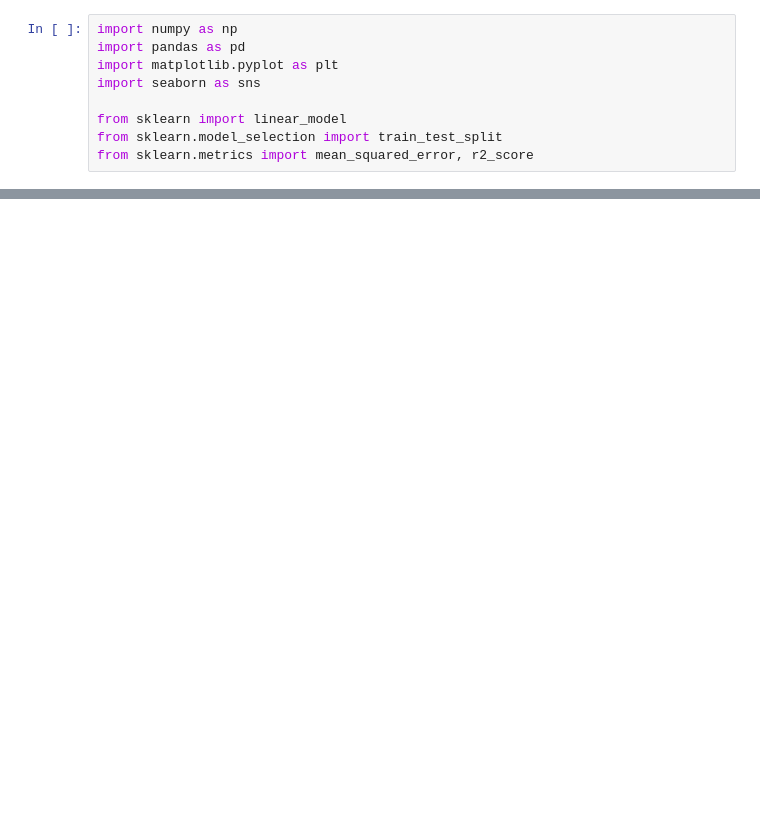
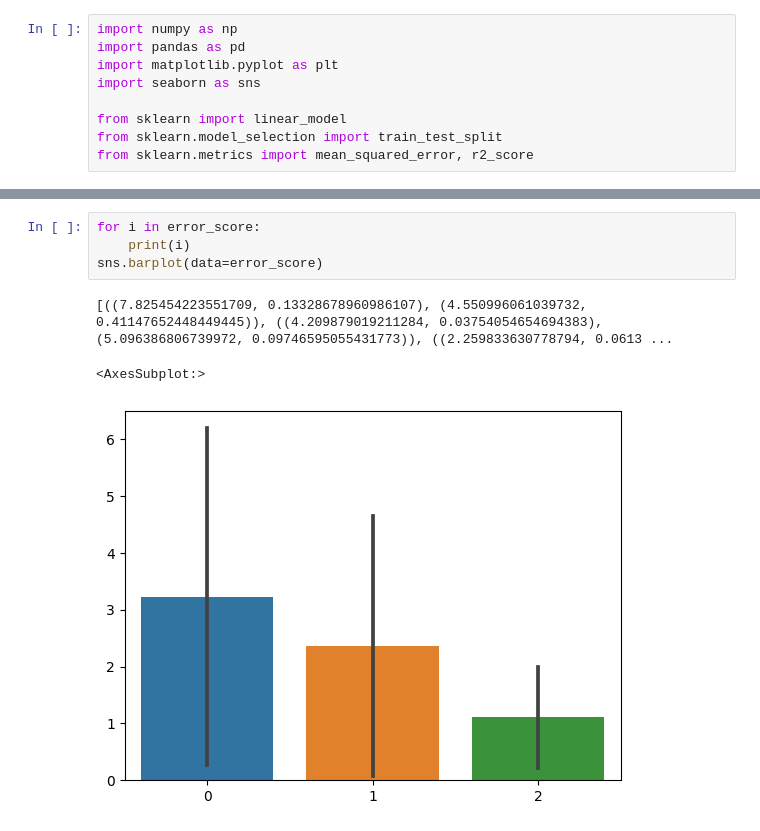
Before and after one commit to aeasy370/Twitter-Stock-Linear-Regression, a Jupyter notebook: change.ipynb, the cells around one changed output, grey strips where cells are left out. Cells and saved outputs as stored; diff of their text form; blank space fills up the shorter version.

```diff
--- a/change.ipynb
+++ b/change.ipynb
@@ -93,0 +131,8 @@ Training R2:  0.41147652448449445
+# %%
+for i in error_score:
+	print(i)
+sns.barplot(data=error_score)
+# %% [output]
+[((7.825454223551709, 0.13328678960986107), (4.550996061039732, 0.41147652448449445)), ((4.209879019211284, 0.03754054654694383), (5.096386806739972, 0.09746595055431773)), ((2.259833630778794, 0.0613 ...
+<AxesSubplot:>
+[figure, added]
```
Also changed, not shown: parts of 4 cells of this notebook.
